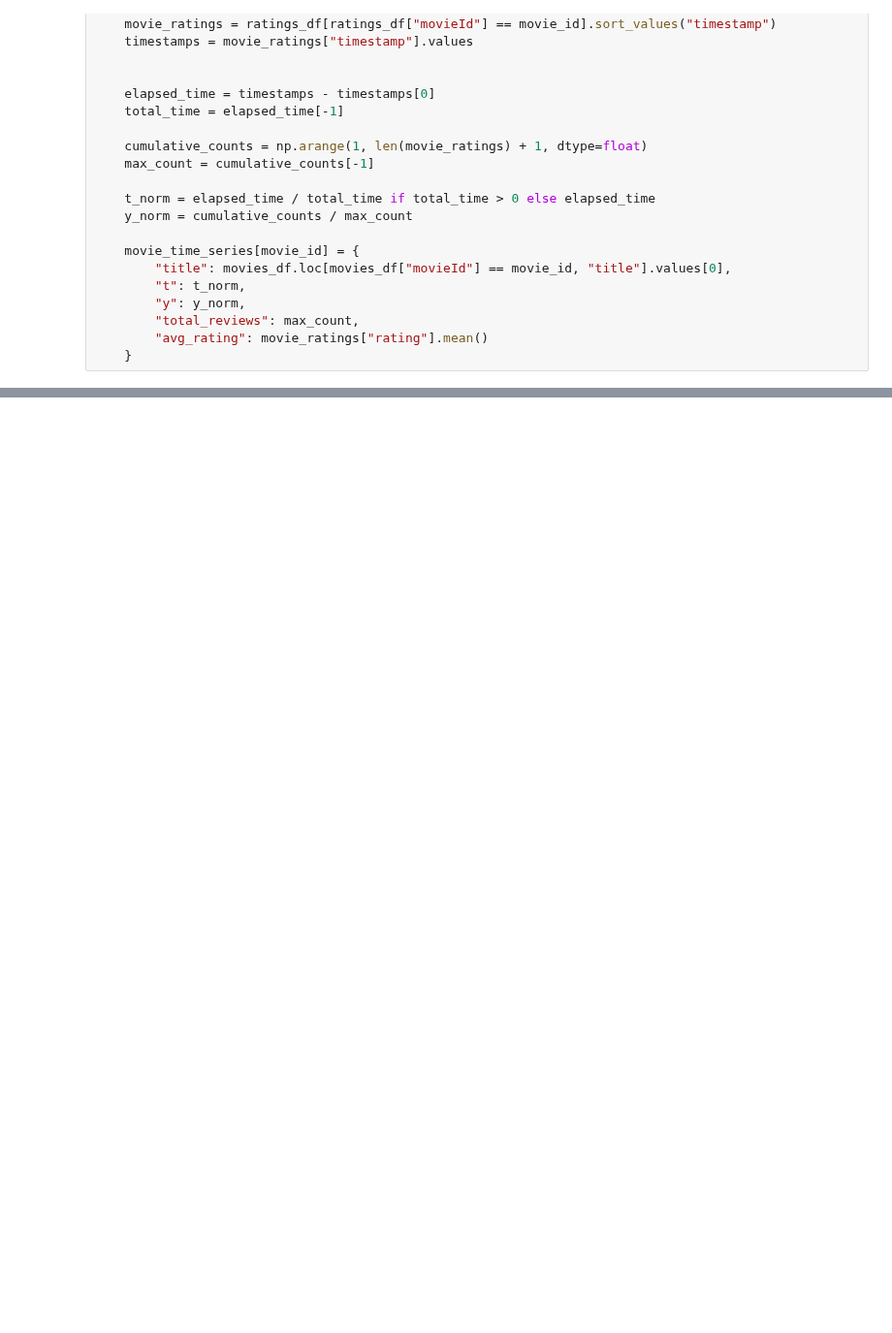
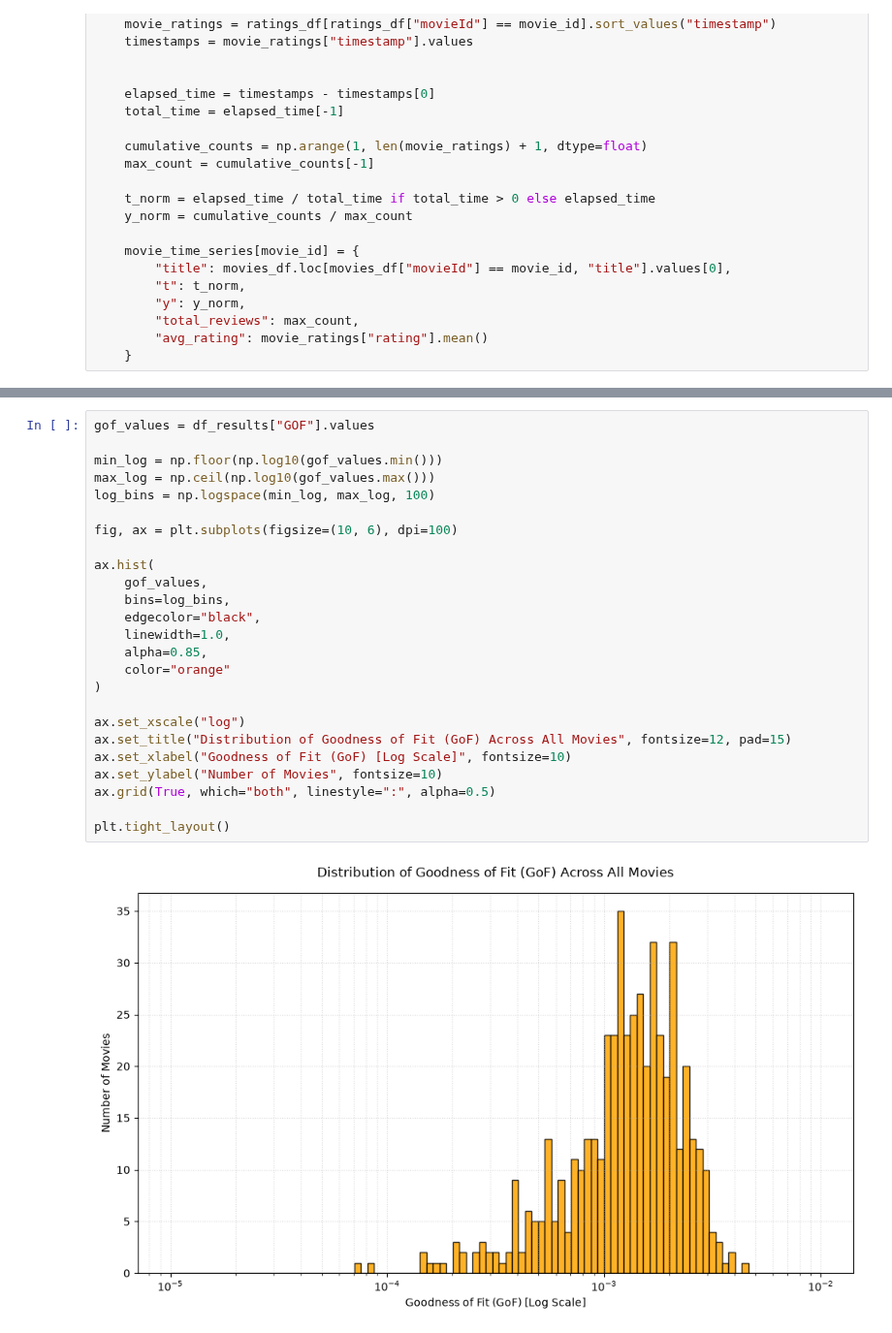
Before and after one commit to beemir/analysis-labs, a Jupyter notebook: project/accumulated_watch_patterns/project.ipynb, the cells around one changed output, grey strips where cells are left out. Shown at 97% size. Drawn from its saved outputs; the diff is of its cells as text; blank space fills up the shorter version.

```diff
--- a/project/accumulated_watch_patterns/project.ipynb
+++ b/project/accumulated_watch_patterns/project.ipynb
@@ -218,0 +326,27 @@ plt.show()
+# %%
+gof_values = df_results["GOF"].values
+
+min_log = np.floor(np.log10(gof_values.min()))
+max_log = np.ceil(np.log10(gof_values.max()))
+log_bins = np.logspace(min_log, max_log, 100)
+
+fig, ax = plt.subplots(figsize=(10, 6), dpi=100)
+
+ax.hist(
+    gof_values,
+    bins=log_bins,
+    edgecolor="black",
+    linewidth=1.0,
+    alpha=0.85,
+    color="orange"
+)
+
+ax.set_xscale("log")
+ax.set_title("Distribution of Goodness of Fit (GoF) Across All Movies", fontsize=12, pad=15)
+ax.set_xlabel("Goodness of Fit (GoF) [Log Scale]", fontsize=10)
+ax.set_ylabel("Number of Movies", fontsize=10)
+ax.grid(True, which="both", linestyle=":", alpha=0.5)
+
+plt.tight_layout()
+# %% [output]
+[figure, added]
```
Also changed, not shown: parts of 43 cells of this notebook.
